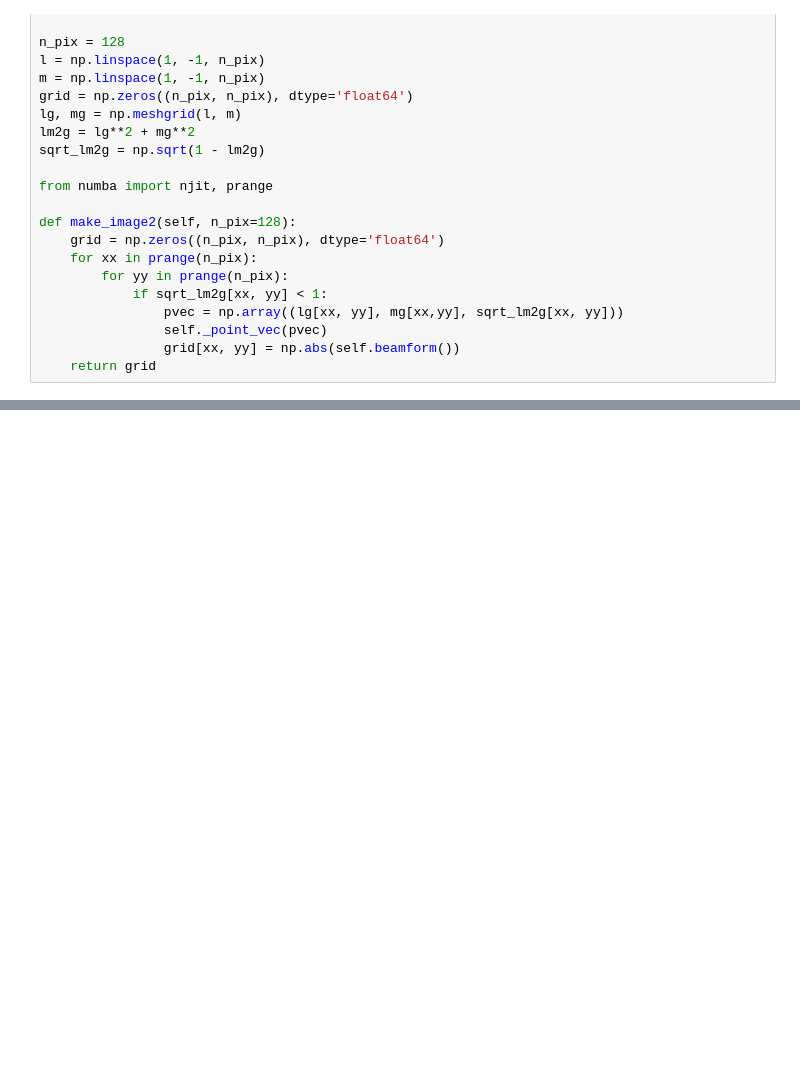
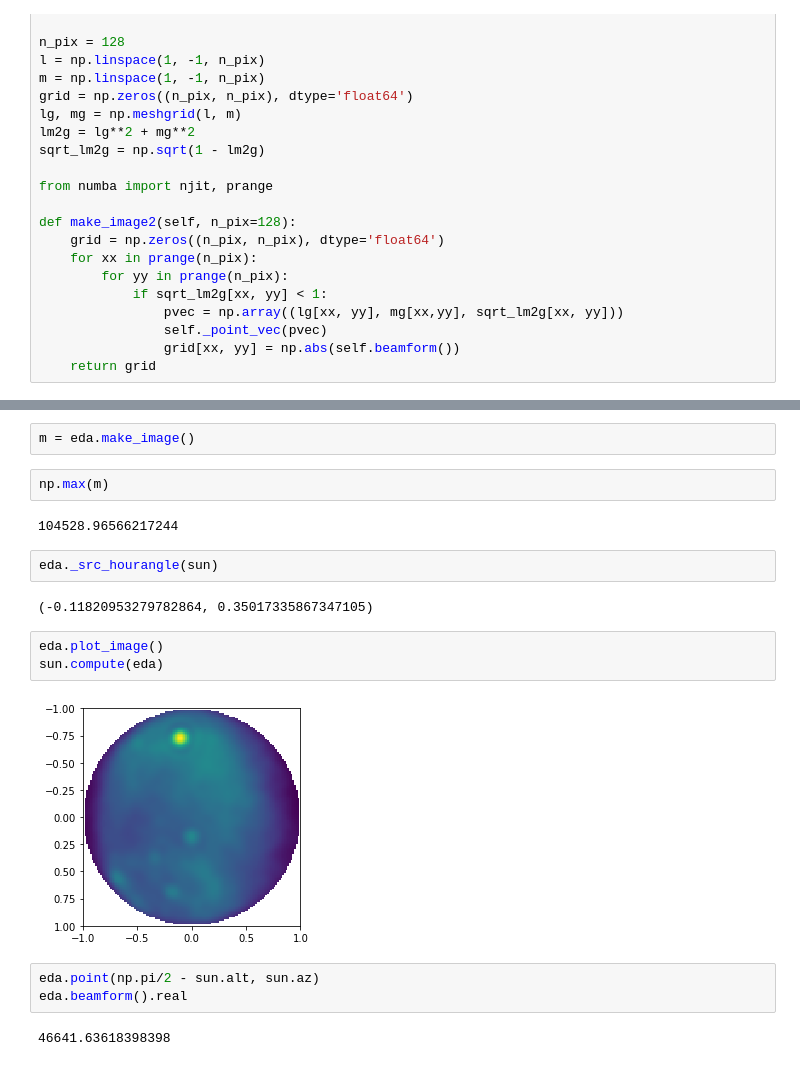
Before and after one commit to telegraphic/postx, a Jupyter notebook: load_vis.ipynb, the cells around one changed output, grey strips where cells are left out. Cells and saved outputs as stored; diff of their text form; blank space fills up the shorter version.

```diff
--- a/load_vis.ipynb
+++ b/load_vis.ipynb
@@ -157,0 +262,20 @@ During: typing of argument at /var/folders/n3/pbwrsp713bd28_l4xt61c7zh0000gn/T/i
+# %%
+m = eda.make_image()
+# %%
+np.max(m)
+# %% [output]
+104528.96566217244
+# %%
+eda._src_hourangle(sun)
+# %% [output]
+(-0.11820953279782864, 0.35017335867347105)
+# %%
+eda.plot_image()
+sun.compute(eda)
+# %% [output]
+[figure, added]
+# %%
+eda.point(np.pi/2 - sun.alt, sun.az)
+eda.beamform().real
+# %% [output]
+46641.63618398398
```
Also changed, not shown: parts of 18 cells of this notebook, 8 other files.
